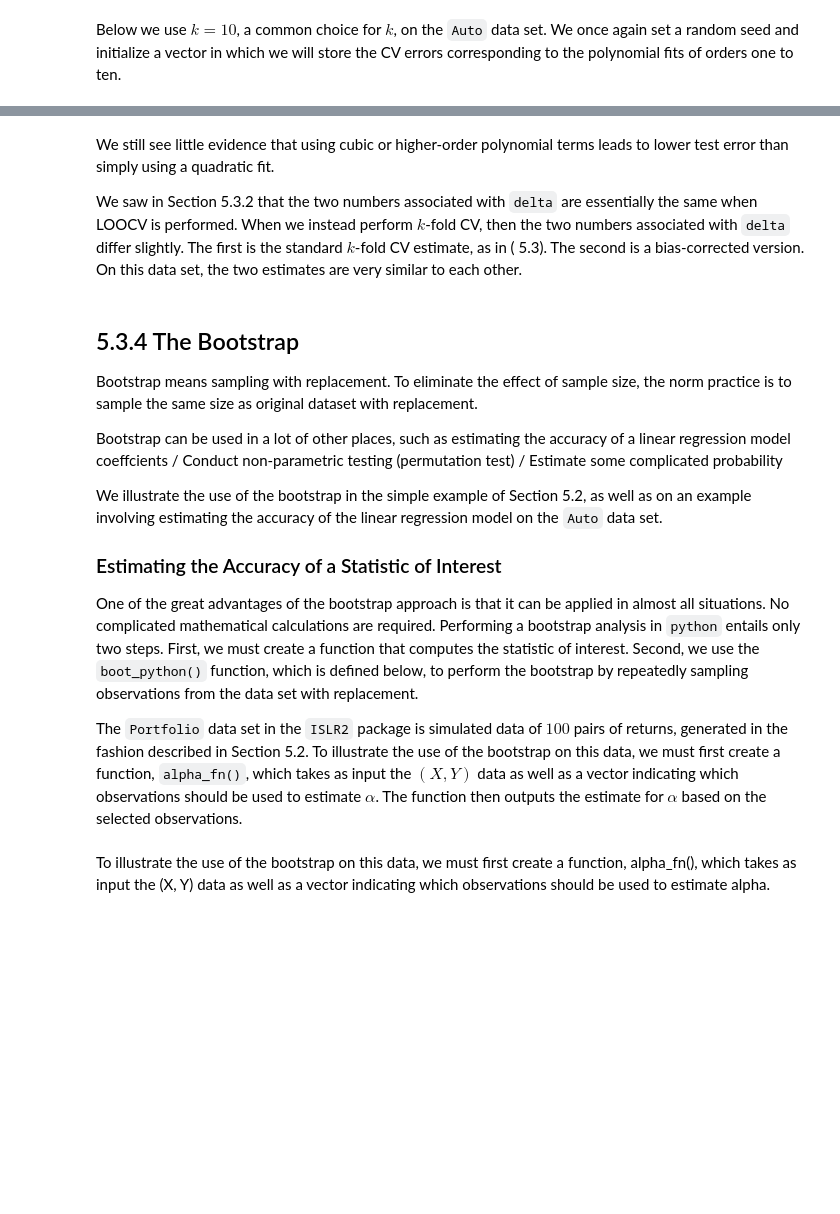
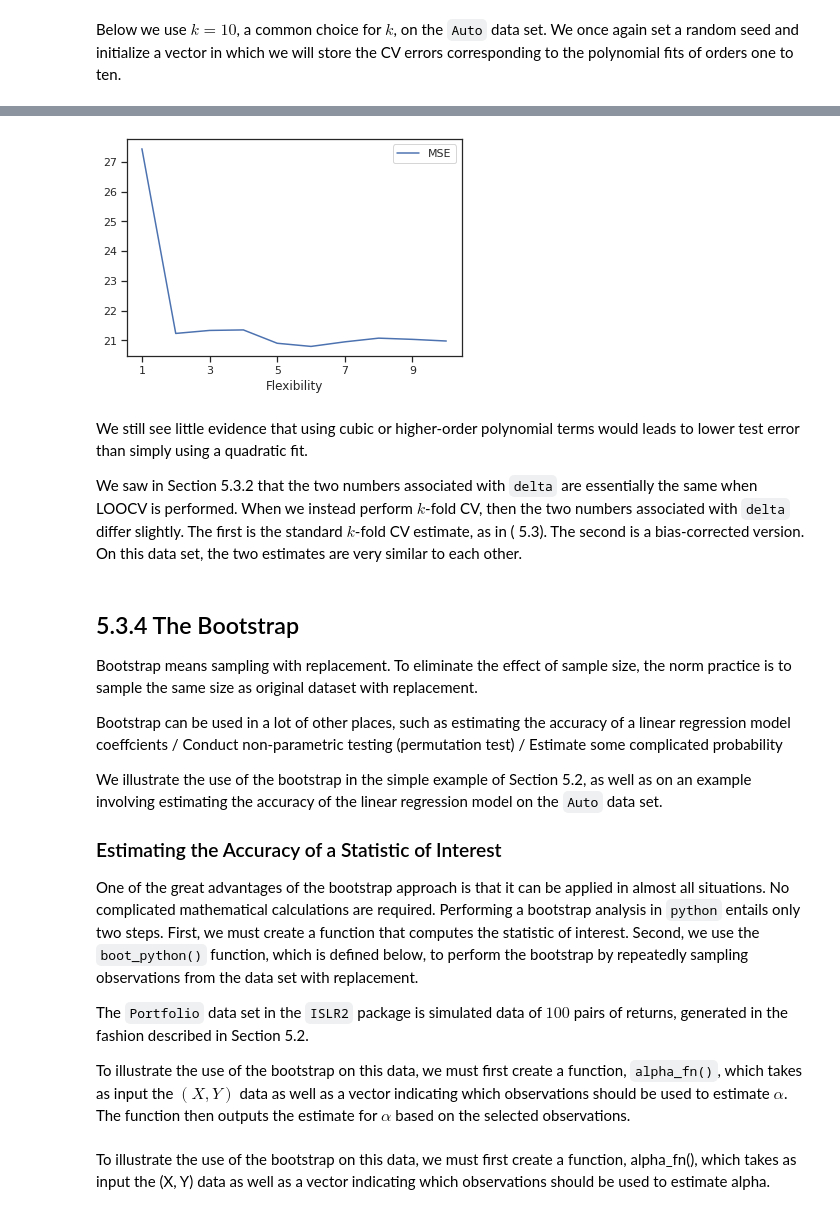
Before and after one commit to tvanzyl/ISL2_Python, a Jupyter notebook: Chapter_5_Lab.ipynb, the cells around one changed output, grey strips where cells are left out. Saved outputs shown, nothing was run; the diff lists cells and outputs as text; code cells hidden in the pictures; blank space fills up the shorter version.

```diff
--- a/Chapter_5_Lab.ipynb
+++ b/Chapter_5_Lab.ipynb
@@ -231,10 +240,12 @@ We once again set a random seed and initialize a vector in which we will store t
 np.random.seed(2)
 A = OrderedDict()
 n_split = 10
-for porder in range(1, 21, 2):
+for porder in range(1, 11, 1):
     model = Pipeline([('poly', PolynomialFeatures(degree=porder)), ('linear', LinearRegression())])
-    k_fold = KFold(n_splits=n_split)
-    test = cross_val_score(model, x, y, cv = k_fold,  scoring = 'neg_mean_squared_error', n_jobs = -1)
+    test = cross_val_score(model,
+                           Auto.horsepower.to_frame(),
+                           Auto.mpg,
+                           cv=n_split,
+                           scoring='neg_mean_squared_error',
+                           n_jobs=-1)
     A[str(porder)] = np.mean(-test)
-
-print(A)
@@ -243,9 +265,11 @@ OrderedDict([('1', 27.439933652339857), ('3', 21.336606183328794), ('5', 20.9056
+# %%
+pd.DataFrame(A.values(), columns=['MSE'], index=pd.Index(A.keys(), name='Flexibility')).plot();
+# %% [output]
+[figure, added]
 # %% [markdown]
-We still see little evidence that using cubic or higher-order polynomial terms leads to lower test error than simply using a quadratic fit.
+We still see little evidence that using cubic or higher-order polynomial terms would leads to lower test error than simply using a quadratic fit.
 
-We saw in Section 5.3.2 that the two numbers associated with `delta` are essentially the same when LOOCV is performed.
-When we instead perform $k$-fold CV, then the two numbers associated with `delta` differ slightly. The first is the standard $k$-fold CV estimate,
-as in ( 5.3). The second is a bias-corrected version. On this data set, the two estimates are very similar to each other.
+We saw in Section 5.3.2 that the two numbers associated with `delta` are essentially the same when LOOCV is performed. When we instead perform $k$-fold CV, then the two numbers associated with `delta` differ slightly. The first is the standard $k$-fold CV estimate, as in ( 5.3). The second is a bias-corrected version. On this data set, the two estimates are very similar to each other.
 # %% [markdown]
 ## 5.3.4 The Bootstrap
 Bootstrap means sampling with replacement. To eliminate the effect of sample size, the norm practice is to sample the same size as original dataset with replacement.
@@ -256,19 +280,11 @@ We illustrate the use of the bootstrap in the simple example of Section 5.2, as
 
 ### Estimating the Accuracy of a Statistic of Interest
 
-One of the great advantages of the bootstrap approach is that it can be
-applied in almost all situations. No complicated mathematical calculations
-are required. Performing a bootstrap analysis in `python` entails only two
-steps. First, we must create a function that computes the statistic of
-interest. Second, we use the `boot_python()` function, which is defined below, to perform the bootstrap by repeatedly
-sampling observations from the data set with replacement.
+One of the great advantages of the bootstrap approach is that it can be applied in almost all situations. No complicated mathematical calculations are required. Performing a bootstrap analysis in `python` entails only two steps. First, we must create a function that computes the statistic of interest. Second, we use the `boot_python()` function, which is defined below, to perform the bootstrap by repeatedly sampling observations from the data set with replacement.
 
 The `Portfolio` data set in the `ISLR2` package is simulated data of $100$ pairs of returns, generated in the fashion described in Section 5.2.
-To illustrate the use of the bootstrap on this data, we must first
-create a function, `alpha_fn()`, which takes as input the $(X,Y)$ data
-as well as a vector indicating which observations should be used to
-estimate $\alpha$. The function then outputs the estimate for $\alpha$
-based on the selected observations.
+
+To illustrate the use of the bootstrap on this data, we must first create a function, `alpha_fn()`, which takes as input the $(X,Y)$ data as well as a vector indicating which observations should be used to estimate $\alpha$. The function then outputs the estimate for $\alpha$ based on the selected observations.
 # %%
 Portfolio = pd.read_csv('https://raw.githubusercontent.com/tvanzyl/Sharing_ISL_python/master/data/Portfolio.csv', header=0)
 # %% [markdown]
```
Also changed, not shown: parts of 30 cells of this notebook, 2 other files.
